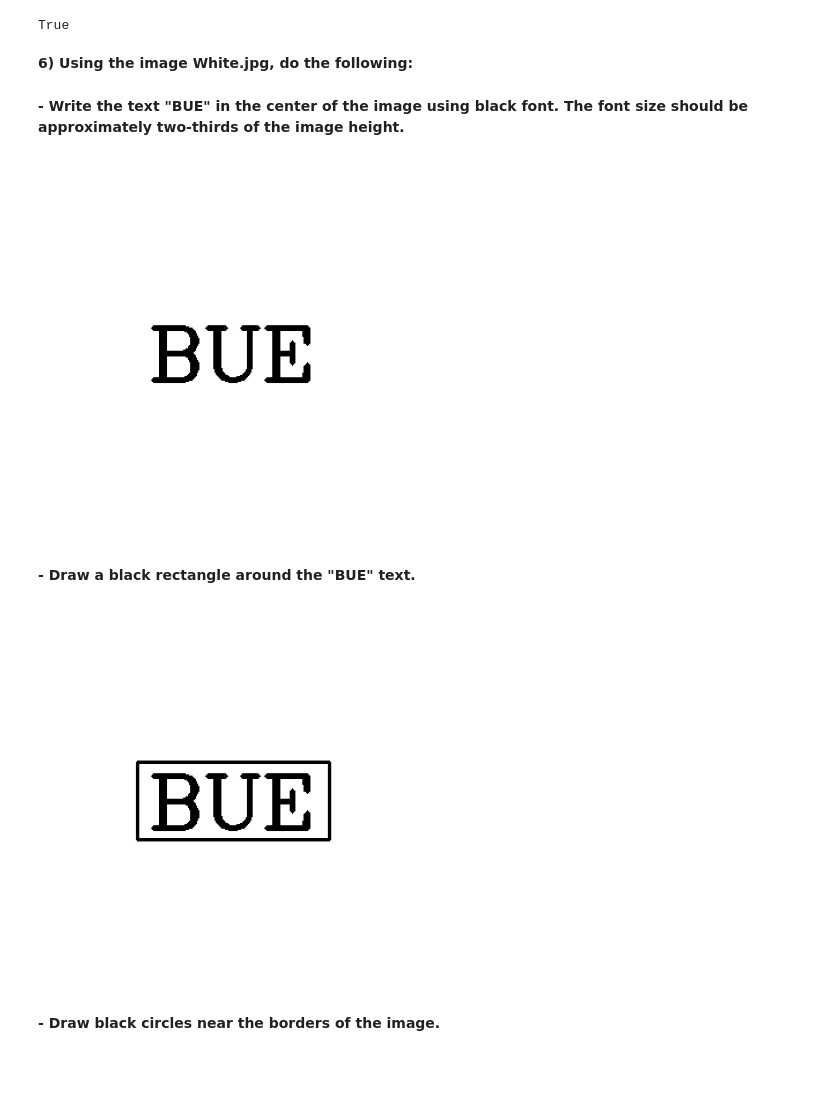
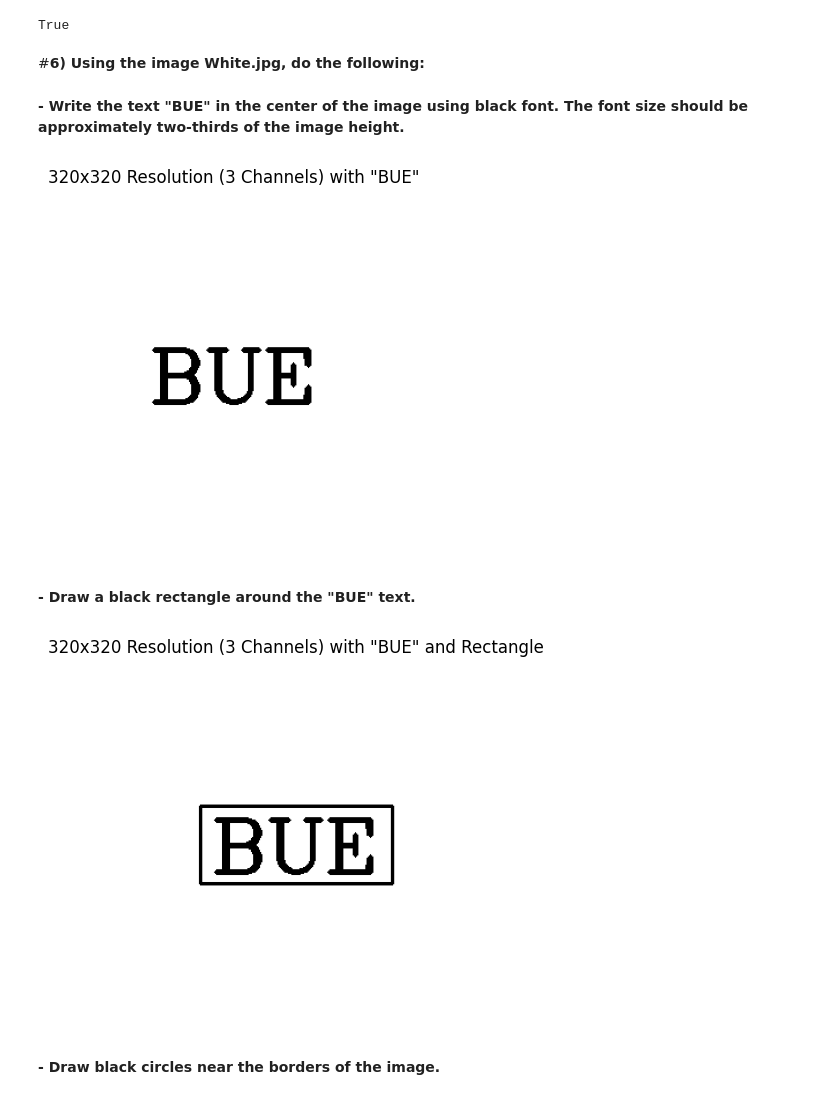
Before and after one commit to Ahmed-Magdi1/Lab1_Machine_Vision, a Jupyter notebook: Lab_1.ipynb, the cells around one changed output. Drawn from its saved outputs; the diff is of its cells as text; code cells hidden in the pictures; blank space fills up the shorter version.

```diff
--- a/Lab_1.ipynb
+++ b/Lab_1.ipynb
@@ -77,52 +77,49 @@ cv.imwrite('/content/White.jpg', new_colored_image_white) # Save the image with
 [figure]
 True
 # %% [markdown]
-**6) Using the image White.jpg, do the following:**
+#**6) Using the image White.jpg, do the following:**
 # %% [markdown]
 **- Write the text "BUE" in the center of the image using black font. The font size should be approximately two-thirds of the image height.**
 # %%
 # Calculate font scale as two-thirds of the image height
 height, width = new_colored_image_white.shape[:2]
 font_scale = (2 / 3) * (height/100)  # 2/3 of image height
 font_thickness = 3  # Adjust thickness for clarity
 font = cv.FONT_HERSHEY_COMPLEX  # Font type
 
 # Text to write
 text = "BUE"
 
 # Calculate text size and position
 text_size = cv.getTextSize(text, font, font_scale, font_thickness)[0]
 text_x = (width - text_size[0]) // 2  # Centered horizontally
 text_y = (height + text_size[1]) // 2  # Centered vertically
 
 # Put the "BUE" text in the center of the image in black font
 BUE_text = cv.putText(new_colored_image_white, text, (text_x, text_y), font, font_scale, (0, 0, 0), font_thickness)
 
 # Display the image with the text
 plt.imshow(new_colored_image_white)
-# plt.title('320x320 Resolution (3 Channels) with "BUE"')
+plt.title('320x320 Resolution (3 Channels) with "BUE"')  # The title of the image
 plt.axis('off')  # Hide axis
-plt.show()
+plt.show()  # Show the image
 # %% [output]
-[figure, old version]
+[figure, new version]
 # %% [markdown]
 **- Draw a black rectangle around the "BUE" text.**
 # %%
-# Draw a black rectangle around the text "BUE"
 # Top-left corner and bottom-right corner coordinates for the rectangle
 top_left = (text_x - 10, text_y - text_size[1] - 10)  # Padding of 10 pixels around the text
-bottom_right = (text_x + text_size[0] + 10, text_y + 10)
+bottom_right = (text_x + text_size[0] + 10, text_y + 10)  # Padding of 10 pixels around the text
 
-# Draw the rectangle
-Rectangle_image = cv.rectangle(BUE_text, top_left, bottom_right, (0, 0, 0), thickness=2)
+Rectangle_image = cv.rectangle(BUE_text, top_left, bottom_right, (0, 0, 0), thickness=2)  # Black rectangle
 
-# Display the image with the text and rectangle
-plt.imshow(Rectangle_image)
-# plt.title('320x320 Resolution (3 Channels) with "BUE" and Rectangle')
+plt.imshow(Rectangle_image)  # Display the image with the text and rectangle
+plt.title('320x320 Resolution (3 Channels) with "BUE" and Rectangle')  # The title of the image
 plt.axis('off')  # Hide axis
-plt.show()
+plt.show()  # Show the image
 # %% [output]
-[figure, old version]
+[figure, new version]
 # %% [markdown]
 **- Draw black circles near the borders of the image.**
 # %%
```
Also changed, not shown: parts of 36 cells of this notebook.
